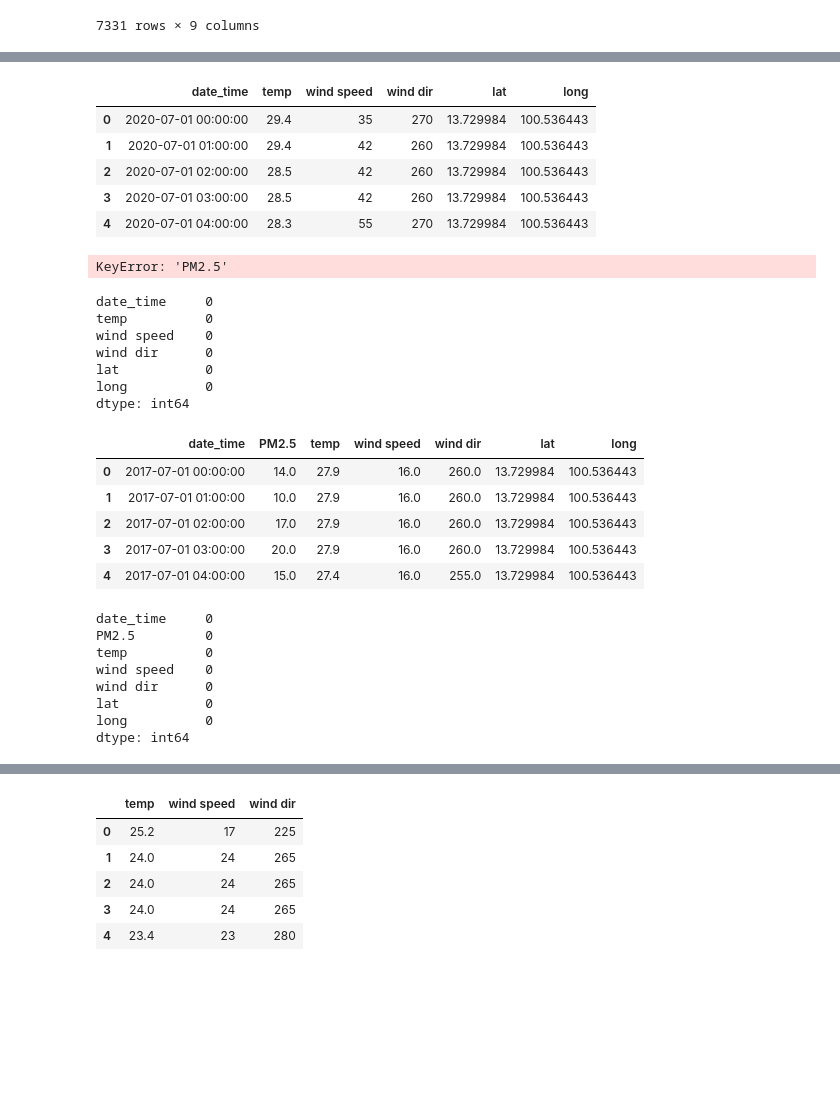
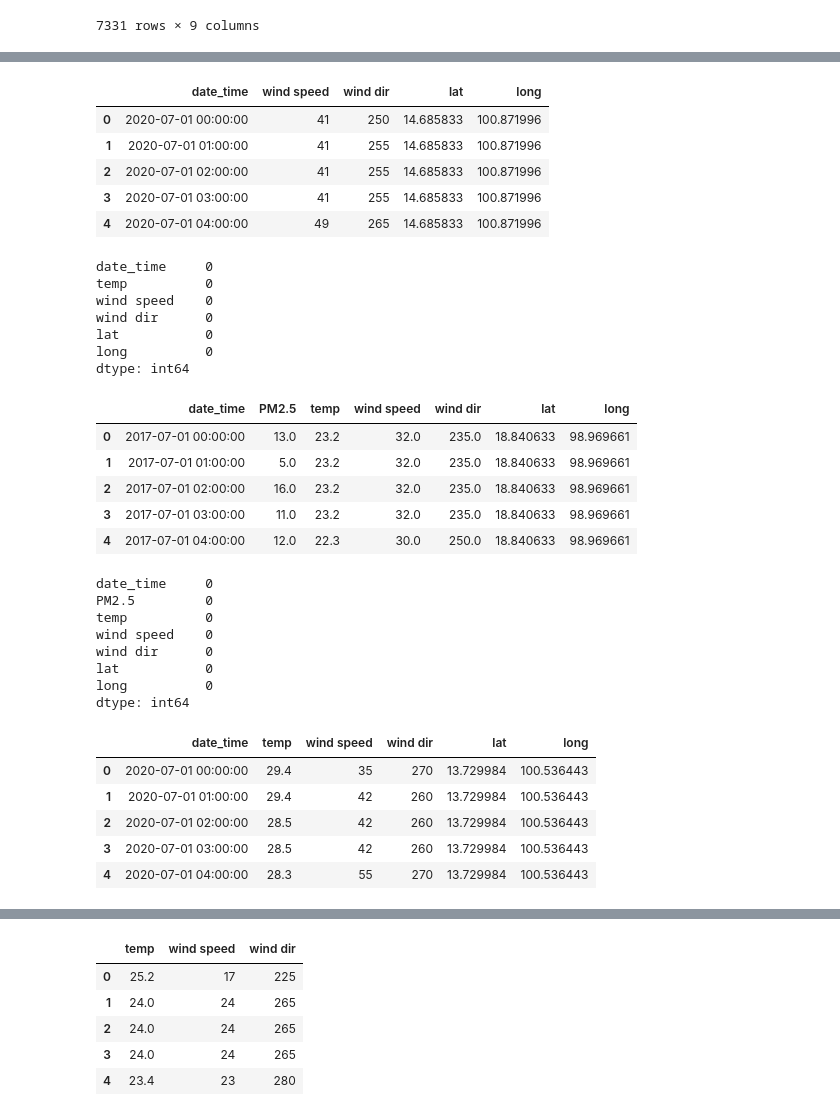
Before and after one commit to NKIKK/ProjectPM2-5_aGroup, a Jupyter notebook: model.ipynb, the cells around one changed output, grey strips where cells are left out. Saved outputs shown, nothing was run; the diff lists cells and outputs as text; code cells hidden in the pictures; blank space fills up the shorter version.

```diff
--- a/model.ipynb
+++ b/model.ipynb
@@ -170,21 +186,18 @@ from statsmodels.tools.eval_measures import rmse
 # %%
 # df_test = pd.read_csv('Chiangmai_clean.csv')
-df_test = pd.read_csv('BKK_clean.csv')
+# df_test = pd.read_csv('BKK_clean.csv')
+df_test = pd.read_csv('Saraburi_clean.csv')
 df_test = df_test.iloc[:,1:]
 df_test['date_time'] = pd.to_datetime(df_test['date_time'])
 df_test.dropna(axis=1,inplace=True)
 df_test.head()
 # %% [output]
-|  | date_time | temp | wind speed | wind dir | lat | long |
-| 0 | 2020-07-01 00:00:00 | 29.4 | 35 | 270 | 13.729984 | 100.536443 |
-| 1 | 2020-07-01 01:00:00 | 29.4 | 42 | 260 | 13.729984 | 100.536443 |
-| 2 | 2020-07-01 02:00:00 | 28.5 | 42 | 260 | 13.729984 | 100.536443 |
-| 3 | 2020-07-01 03:00:00 | 28.5 | 42 | 260 | 13.729984 | 100.536443 |
-| 4 | 2020-07-01 04:00:00 | 28.3 | 55 | 270 | 13.729984 | 100.536443 |
+|  | date_time | wind speed | wind dir | lat | long |
+| 0 | 2020-07-01 00:00:00 | 41 | 250 | 14.685833 | 100.871996 |
+| 1 | 2020-07-01 01:00:00 | 41 | 255 | 14.685833 | 100.871996 |
+| 2 | 2020-07-01 02:00:00 | 41 | 255 | 14.685833 | 100.871996 |
+| 3 | 2020-07-01 03:00:00 | 41 | 255 | 14.685833 | 100.871996 |
+| 4 | 2020-07-01 04:00:00 | 49 | 265 | 14.685833 | 100.871996 |
-# %%
-df_test['PM2.5']
-# %% [output]
-KeyError: 'PM2.5'
 # %%
 df_test.isna().sum()
 # %% [output]
@@ -196,19 +209,19 @@ lat           0
 long          0
 dtype: int64
 # %%
-# df_train = pd.read_csv('Chiangmai/train/chiangmai_train_format.csv')
-df_train = pd.read_csv('BKK/train/bkk_train_format.csv')
+df_train = pd.read_csv('Chiangmai/train/chiangmai_train_format.csv')
+# df_train = pd.read_csv('BKK/train/bkk_train_format.csv')
 df_train['date_time'] = pd.to_datetime(df_train['date_time'])
 df_train.dropna(axis=1,inplace=True)
 
 df_train.head()
 # %% [output]
 |  | date_time | PM2.5 | temp | wind speed | wind dir | lat | long |
-| 0 | 2017-07-01 00:00:00 | 14.0 | 27.9 | 16.0 | 260.0 | 13.729984 | 100.536443 |
-| 1 | 2017-07-01 01:00:00 | 10.0 | 27.9 | 16.0 | 260.0 | 13.729984 | 100.536443 |
-| 2 | 2017-07-01 02:00:00 | 17.0 | 27.9 | 16.0 | 260.0 | 13.729984 | 100.536443 |
-| 3 | 2017-07-01 03:00:00 | 20.0 | 27.9 | 16.0 | 260.0 | 13.729984 | 100.536443 |
-| 4 | 2017-07-01 04:00:00 | 15.0 | 27.4 | 16.0 | 255.0 | 13.729984 | 100.536443 |
+| 0 | 2017-07-01 00:00:00 | 13.0 | 23.2 | 32.0 | 235.0 | 18.840633 | 98.969661 |
+| 1 | 2017-07-01 01:00:00 | 5.0 | 23.2 | 32.0 | 235.0 | 18.840633 | 98.969661 |
+| 2 | 2017-07-01 02:00:00 | 16.0 | 23.2 | 32.0 | 235.0 | 18.840633 | 98.969661 |
+| 3 | 2017-07-01 03:00:00 | 11.0 | 23.2 | 32.0 | 235.0 | 18.840633 | 98.969661 |
+| 4 | 2017-07-01 04:00:00 | 12.0 | 22.3 | 30.0 | 250.0 | 18.840633 | 98.969661 |
 # %%
 df_train.isna().sum()
 # %% [output]
@@ -220,6 +233,15 @@ wind dir      0
 lat           0
 long          0
 dtype: int64
+# %%
+df_test.head()
+# %% [output]
+|  | date_time | temp | wind speed | wind dir | lat | long |
+| 0 | 2020-07-01 00:00:00 | 29.4 | 35 | 270 | 13.729984 | 100.536443 |
+| 1 | 2020-07-01 01:00:00 | 29.4 | 42 | 260 | 13.729984 | 100.536443 |
+| 2 | 2020-07-01 02:00:00 | 28.5 | 42 | 260 | 13.729984 | 100.536443 |
+| 3 | 2020-07-01 03:00:00 | 28.5 | 42 | 260 | 13.729984 | 100.536443 |
+| 4 | 2020-07-01 04:00:00 | 28.3 | 55 | 270 | 13.729984 | 100.536443 |
 # %%
 train_X, train_y = df_train.loc[:,['temp','wind speed','wind dir']], df_train.loc[:,['PM2.5']]
 test_X, test_y = df_test.loc[:,['temp','wind speed','wind dir']], df_test.loc[:,['PM2.5']]
```
Also changed, not shown: parts of 3 cells of this notebook.
